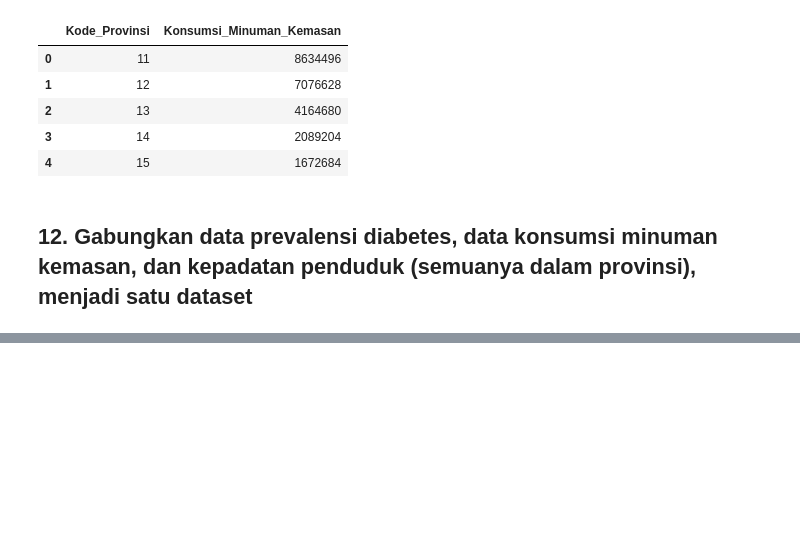
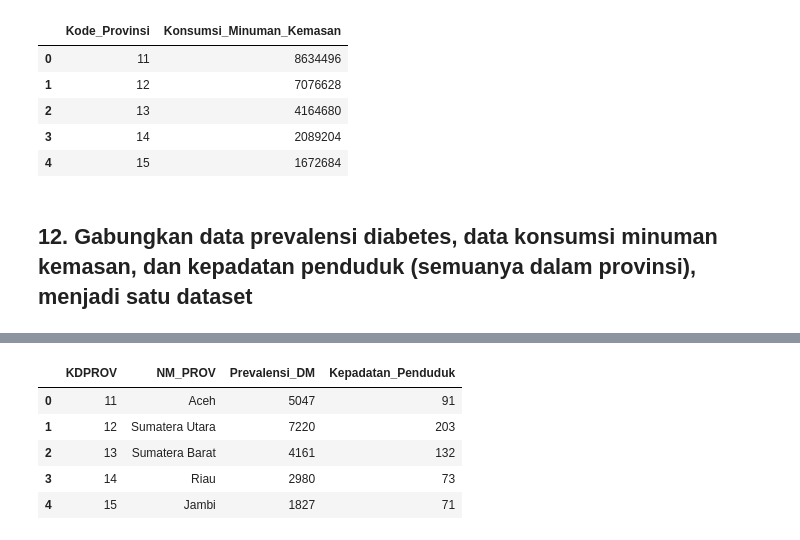
Before and after one commit to mihoku/MoF-Training-Python-for-Data-Analytics, a Jupyter notebook: Day 2/sans/Day_2_Contoh_Jawaban_Latihan_Pandas.ipynb, the cells around one changed output, grey strips where cells are left out. Drawn from its saved outputs; the diff is of its cells as text; code cells hidden in the pictures; blank space fills up the shorter version.

```diff
--- a/Day 2/sans/Day_2_Contoh_Jawaban_Latihan_Pandas.ipynb
+++ b/Day 2/sans/Day_2_Contoh_Jawaban_Latihan_Pandas.ipynb
@@ -179,0 +191,13 @@ diabetes_prevalence_data
+# %%
+# merge dataset prevalensi diabetes dan dataset kepadatan penduduk
+diabetes_prevalence_kepadatan_merged = pd.merge(left=diabetes_prevalence_data, right=kepadatan_penduduk_data, \
+                                                how='left', left_on=['NM_PROV'], \
+                                                right_on=['Nama_Provinsi'])[['KDPROV','NM_PROV','Prevalensi_DM','Kepadatan_Penduduk']]
+diabetes_prevalence_kepadatan_merged.head()
+# %% [output]
+|  | KDPROV | NM_PROV | Prevalensi_DM | Kepadatan_Penduduk |
+| 0 | 11 | Aceh | 5047 | 91 |
+| 1 | 12 | Sumatera Utara | 7220 | 203 |
+| 2 | 13 | Sumatera Barat | 4161 | 132 |
+| 3 | 14 | Riau | 2980 | 73 |
+| 4 | 15 | Jambi | 1827 | 71 |
```
Also changed, not shown: parts of 3 cells of this notebook.
